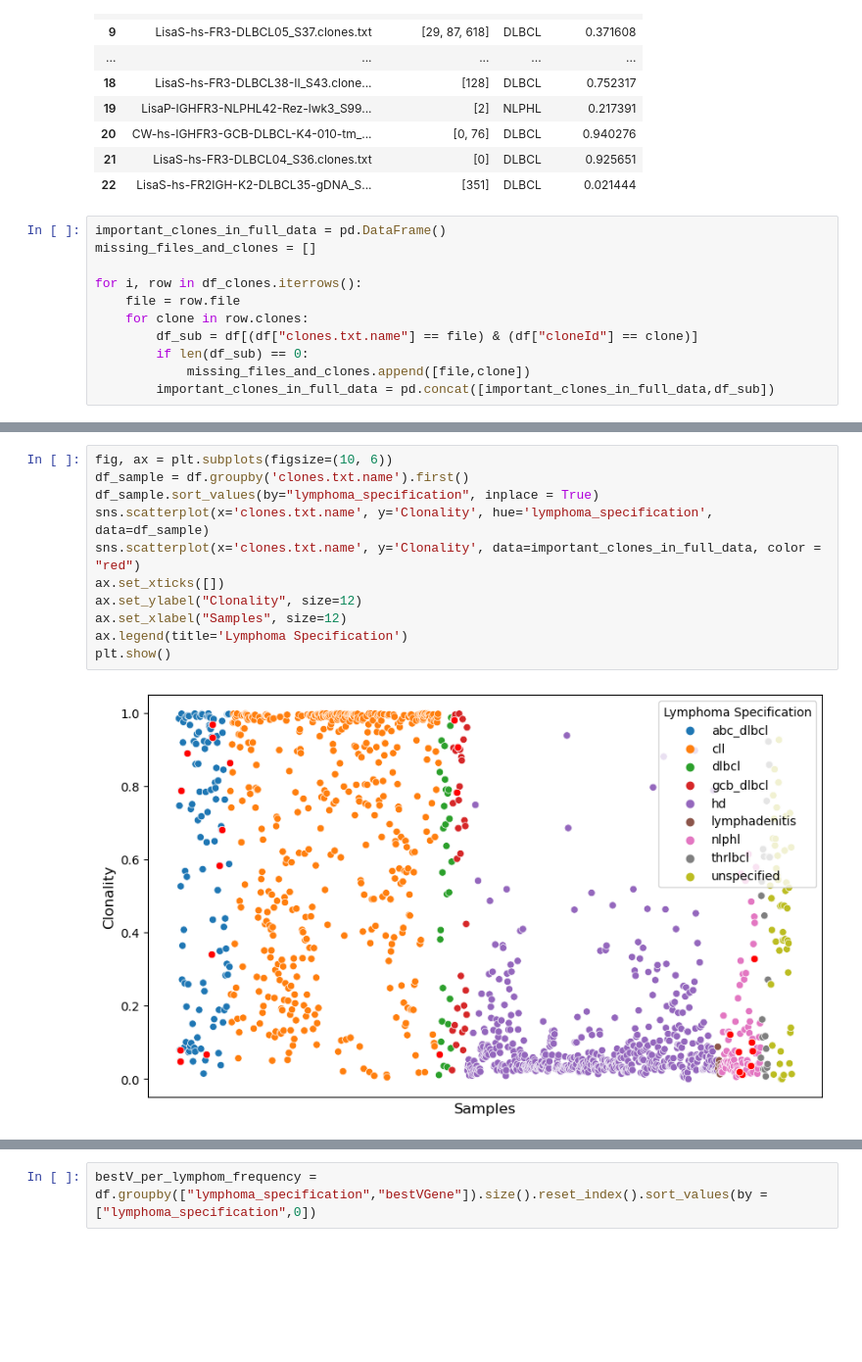
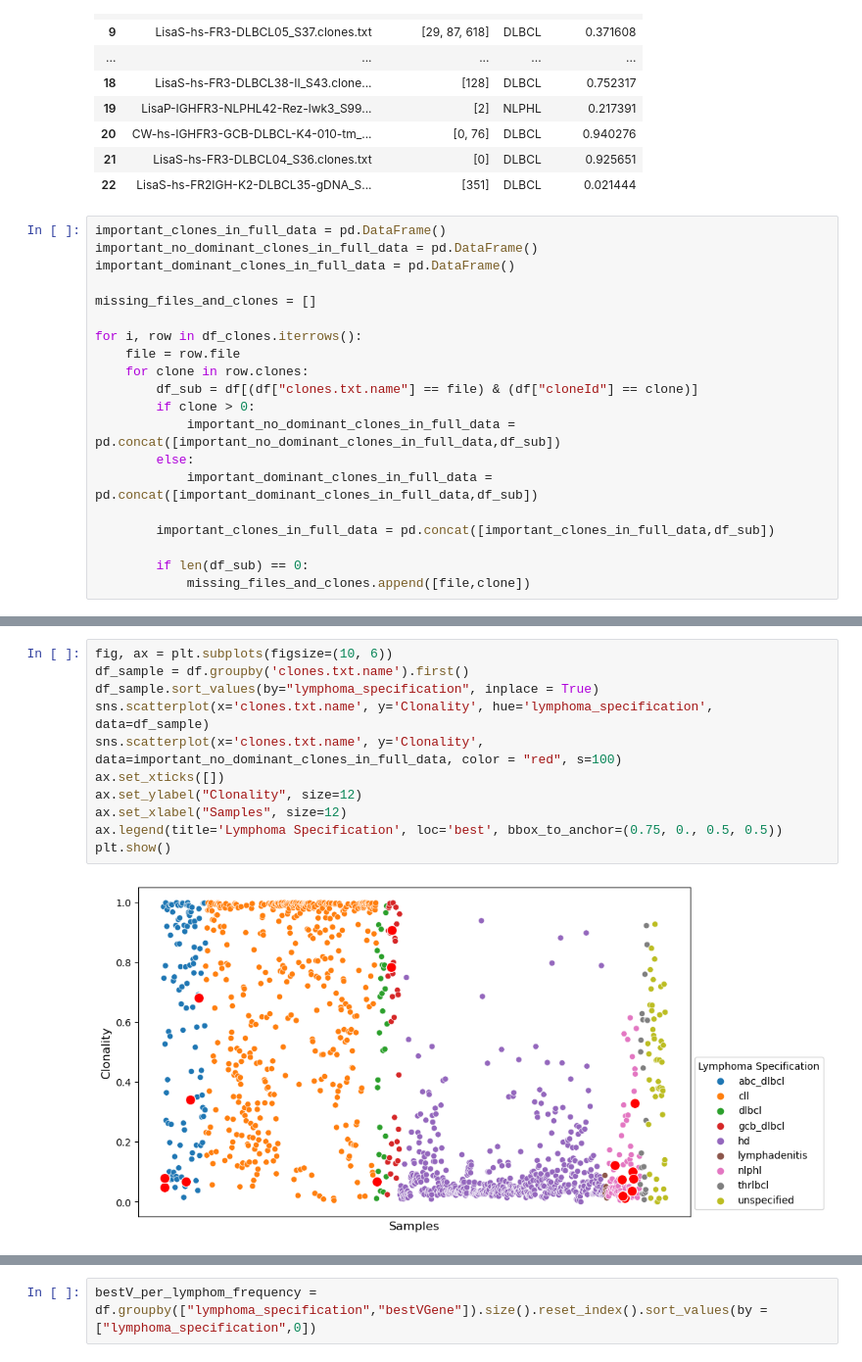
Before and after one commit to paulovic96/immusign, a Jupyter notebook: immusign_data_analysis.ipynb, the cells around one changed output, grey strips where cells are left out. Shown at 98% size. Drawn from its saved outputs; the diff is of its cells as text; blank space fills up the shorter version.

```diff
--- a/immusign_data_analysis.ipynb
+++ b/immusign_data_analysis.ipynb
@@ -1360,12 +1360,21 @@ df_clones
 | 22 | LisaS-hs-FR2IGH-K2-DLBCL35-gDNA_S... | [351] | DLBCL | 0.021444 |
 # %%
 important_clones_in_full_data = pd.DataFrame()
+important_no_dominant_clones_in_full_data = pd.DataFrame()
+important_dominant_clones_in_full_data = pd.DataFrame()
+
 missing_files_and_clones = []
 
 for i, row in df_clones.iterrows():
     file = row.file
     for clone in row.clones:
         df_sub = df[(df["clones.txt.name"] == file) & (df["cloneId"] == clone)]
+        if clone > 0:
+            important_no_dominant_clones_in_full_data = pd.concat([important_no_dominant_clones_in_full_data,df_sub])
+        else:
+            important_dominant_clones_in_full_data = pd.concat([important_dominant_clones_in_full_data,df_sub])
+
+        important_clones_in_full_data = pd.concat([important_clones_in_full_data,df_sub])
+
         if len(df_sub) == 0:
             missing_files_and_clones.append([file,clone])
-        important_clones_in_full_data = pd.concat([important_clones_in_full_data,df_sub])
@@ -1411,16 +1381,16 @@ Creating legend with loc="best" can be slow with large amounts of data.
 # %%
 fig, ax = plt.subplots(figsize=(10, 6))
 df_sample = df.groupby('clones.txt.name').first()
 df_sample.sort_values(by="lymphoma_specification", inplace = True)
 sns.scatterplot(x='clones.txt.name', y='Clonality', hue='lymphoma_specification', data=df_sample)
-sns.scatterplot(x='clones.txt.name', y='Clonality', data=important_clones_in_full_data, color = "red")
+sns.scatterplot(x='clones.txt.name', y='Clonality', data=important_no_dominant_clones_in_full_data, color = "red", s=100)
 ax.set_xticks([])
 ax.set_ylabel("Clonality", size=12)
 ax.set_xlabel("Samples", size=12)
-ax.legend(title='Lymphoma Specification')
+ax.legend(title='Lymphoma Specification', loc='best', bbox_to_anchor=(0.75, 0., 0.5, 0.5))
 plt.show()
 # %% [output]
-[figure, old version]
+[figure, new version]
 # %%
 fig, ax = plt.subplots(figsize=(10, 6))
 df_sample = df.groupby('clones.txt.name').first()
```
Also changed, not shown: parts of 68 cells of this notebook.
